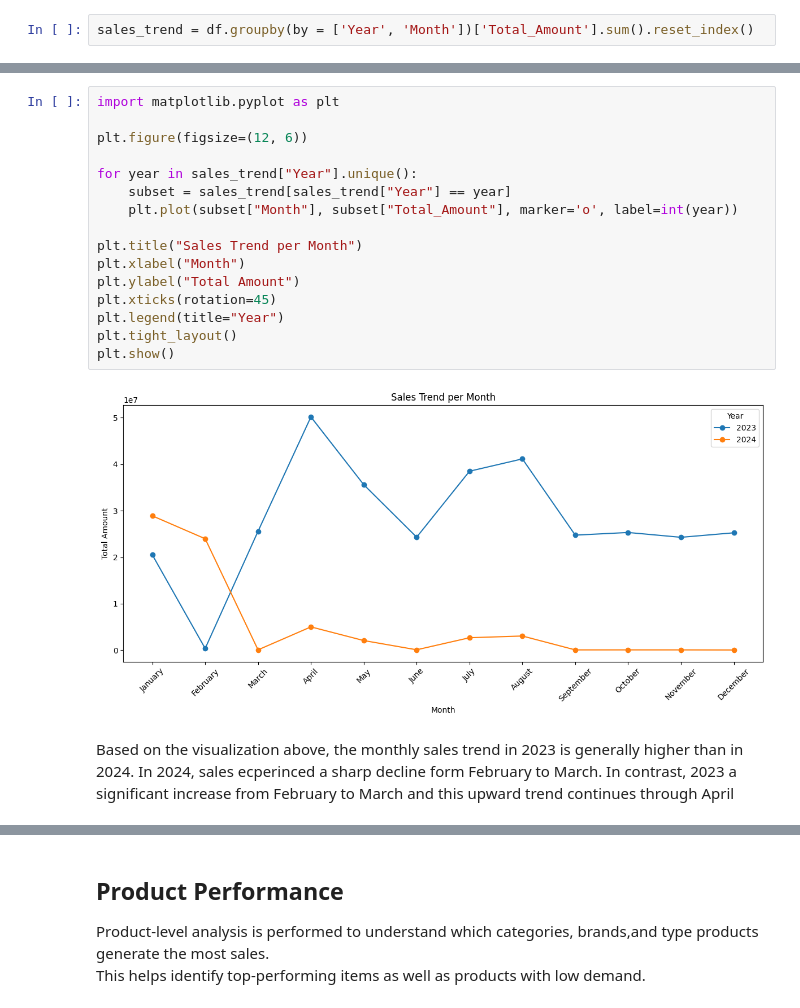
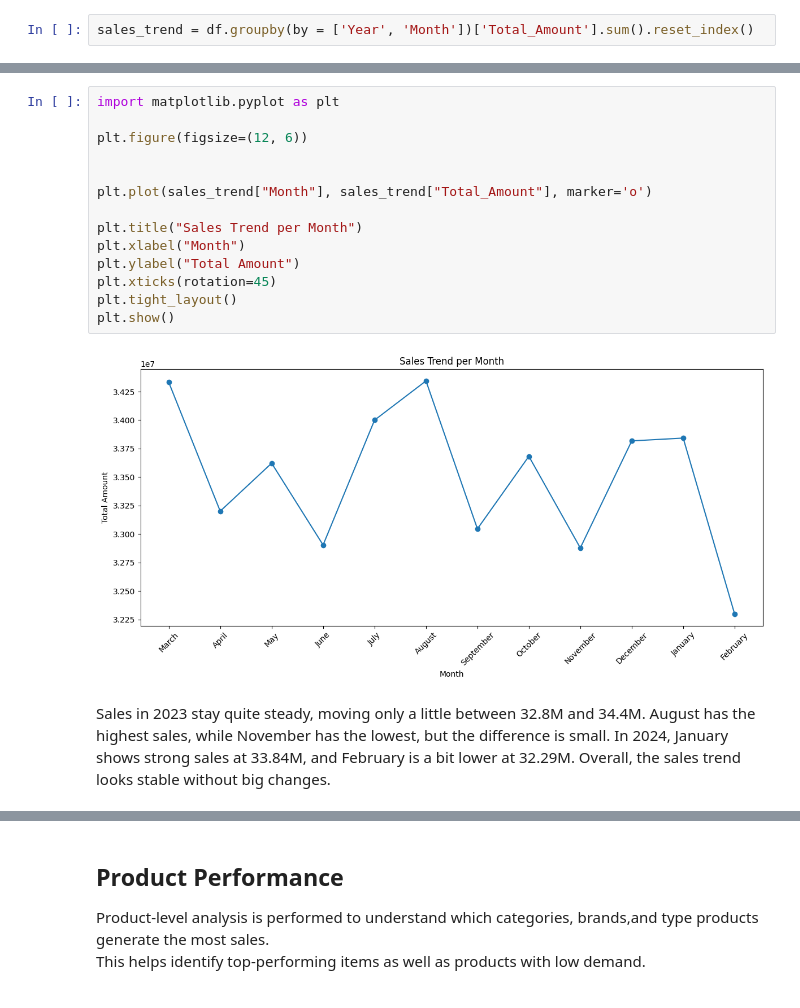
Before and after one commit to NurulAis/Customer-segmentation-and-sales-analystics, a Jupyter notebook: notebooks/02_eda.ipynb, the cells around one changed output, grey strips where cells are left out. Saved outputs shown, nothing was run; the diff lists cells and outputs as text.

```diff
--- a/notebooks/02_eda.ipynb
+++ b/notebooks/02_eda.ipynb
@@ -96,20 +103,19 @@ sales_trend
 # %%
 import matplotlib.pyplot as plt
 
 plt.figure(figsize=(12, 6))
 
-for year in sales_trend["Year"].unique():
-    subset = sales_trend[sales_trend["Year"] == year]
-    plt.plot(subset["Month"], subset["Total_Amount"], marker='o', label=int(year))
+
+plt.plot(sales_trend["Month"], sales_trend["Total_Amount"], marker='o')
 
 plt.title("Sales Trend per Month")
 plt.xlabel("Month")
 plt.ylabel("Total Amount")
 plt.xticks(rotation=45)
-plt.legend(title="Year")
 plt.tight_layout()
 plt.show()
 # %% [output]
-[figure, old version]
+[figure, new version]
 # %% [markdown]
-Based on the visualization above, the monthly sales trend in 2023 is generally higher than in 2024. In 2024, sales ecperinced a sharp decline form February to March. In contrast, 2023 a significant increase from February to March and this upward trend continues through April
+Sales in 2023 stay quite steady, moving only a little between 32.8M and 34.4M. August has the highest sales, while November has the lowest, but the difference is small.
+In 2024, January shows strong sales at 33.84M, and February is a bit lower at 32.29M. Overall, the sales trend looks stable without big changes.
```
Also changed, not shown: parts of 15 cells of this notebook, 2 other files.
